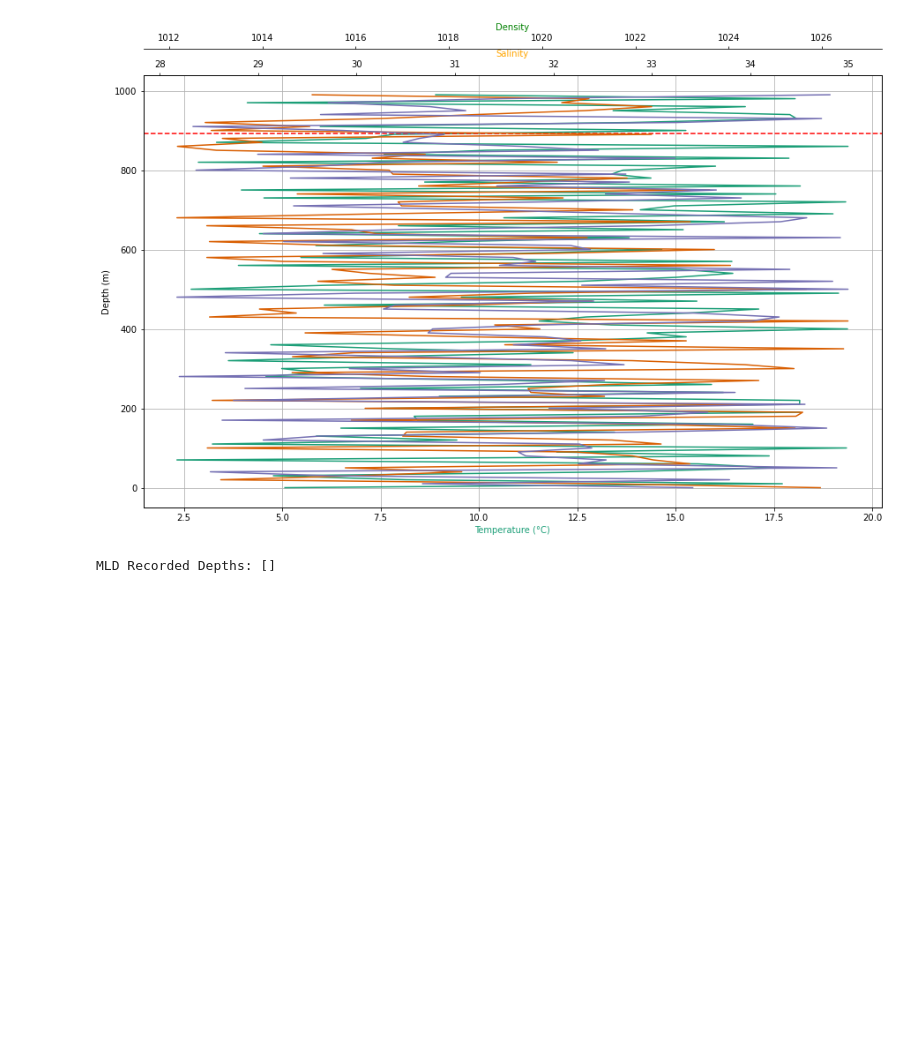
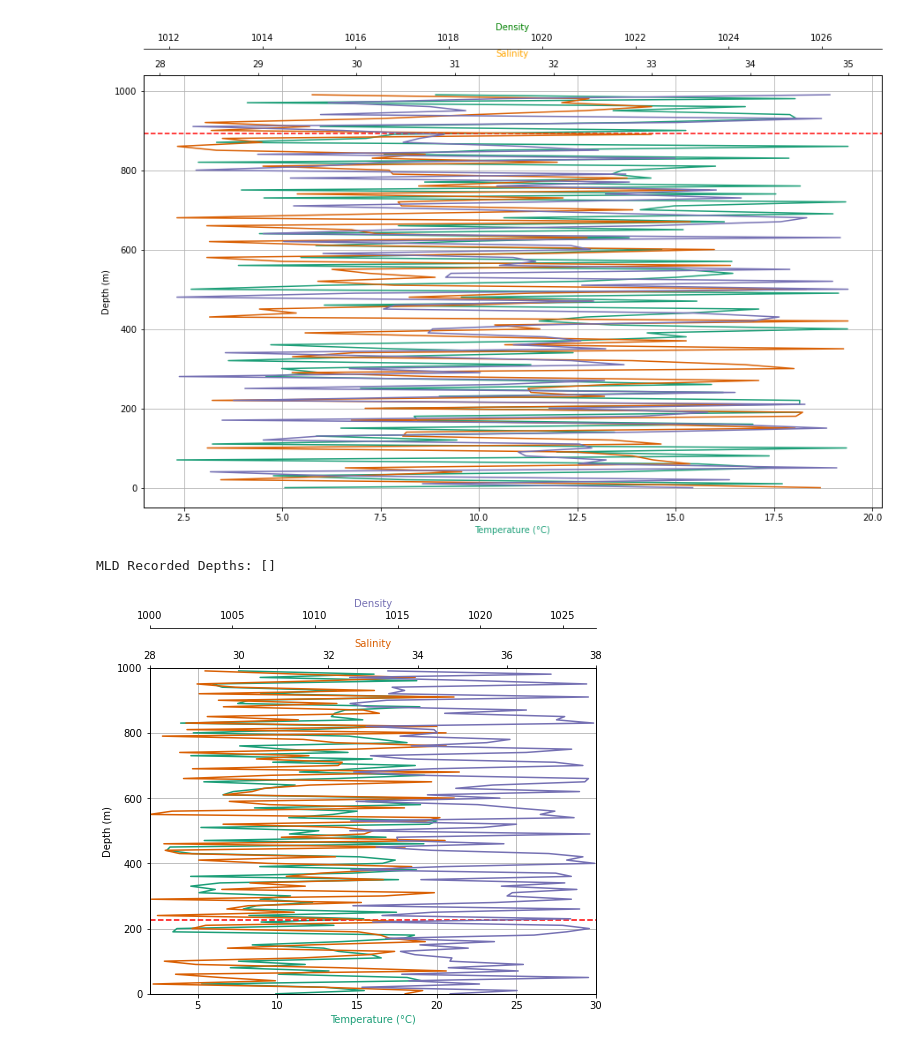
Before and after one commit to aodn/IMOS-hackathon, a Jupyter notebook: 2024/Projects/MLD-GUI/Notebooks/MLD_GUI_demo.ipynb, the cells around one changed output. Saved outputs shown, nothing was run; the diff lists cells and outputs as text; code cells hidden in the pictures; blank space fills up the shorter version.

Commit message:
fixed yaxis limits

```diff
--- a/2024/Projects/MLD-GUI/Notebooks/MLD_GUI_demo.ipynb
+++ b/2024/Projects/MLD-GUI/Notebooks/MLD_GUI_demo.ipynb
@@ -398,6 +398,9 @@ class OceanProfileGUI:
         temperature_xaxis.label.set_color(temperature_plot[0].get_color())
         temperature_xaxis.set_view_interval(tmin, tmax)
 
+        # Set limits for y-axis
+        self.plot_area.set_ylim(pmin, pmax)
+
         # Combine the legends
 #        self.plot_area.legend(loc='upper right')
 
@@ -442,30 +445,31 @@ class OceanProfileGUI:
             self.selected_depth = event.ydata
             self.update_side_box()  # Update the side box with current profile index and MLD
 
     def update_side_box(self, hover_depth=None):
         # Update the side box with current profile index and depth
         self.side_box.delete(1.0, tk.END)  # Clear previous content
         self.side_box.insert(tk.END, f"Profile: {self.current_profile_index + 1}/{self.num_profiles}\n")
         if self.selected_depth is not None:
             self.side_box.insert(tk.END, f"MLD Depth: {self.selected_depth:.2f} m\n")
         if hover_depth is not None:
             self.side_box.insert(tk.END, f"Depth: {hover_depth:.2f} m\n")
 
     def remove_red_lines(self):
         for red_line in self.red_lines:
             red_line.remove()
         self.red_lines.clear()
 
 
 if __name__ == "__main__":
     # Assuming temperature_profiles, salinity_profiles, and density_profiles are the variables containing the loaded profiles
 
     # Create the GUI
     root = tk.Tk()
     gui = OceanProfileGUI(root, temperature_profiles, salinity_profiles, density_profiles)
     root.mainloop()
 
     # Output recorded depths
     print("MLD Recorded Depths:", gui.recorded_depths)
 # %% [output]
 MLD Recorded Depths: []
+[figure, added]
```
